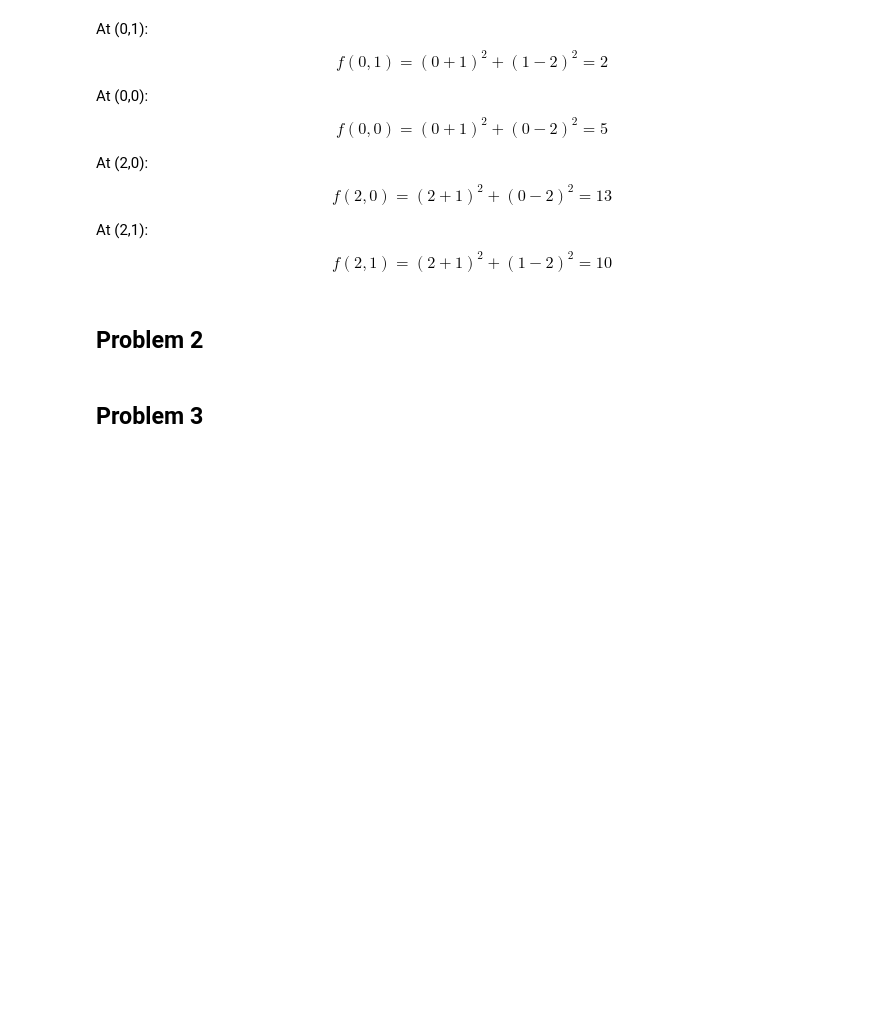
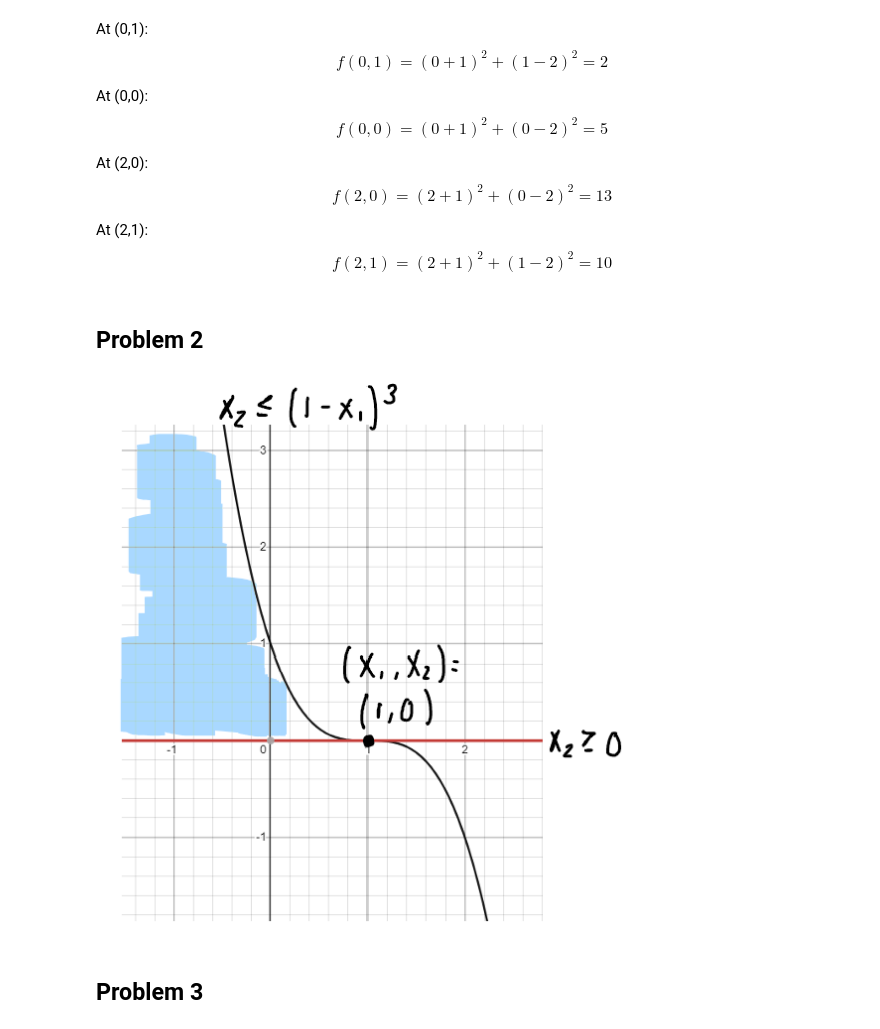
Before and after one commit to aromoher/MAE598, a Jupyter notebook: HW4.ipynb, the cells around one changed output. Cells and saved outputs as stored; diff of their text form; code cells hidden in the pictures; blank space fills up the shorter version.

```diff
--- a/HW4.ipynb
+++ b/HW4.ipynb
@@ -23,6 +23,11 @@ At (2,1):
 $$ f(2,1) = (2+1)^2 + (1-2)^2 = 10 $$
 # %% [markdown]
 ## Problem 2
+# %%
+from IPython import display
+display.Image("HW4_P2_1.png")
+# %% [output]
+[figure, added]
 # %% [markdown]
 ## Problem 3
 # %% [markdown]
```
Also changed, not shown: 1 other file.
